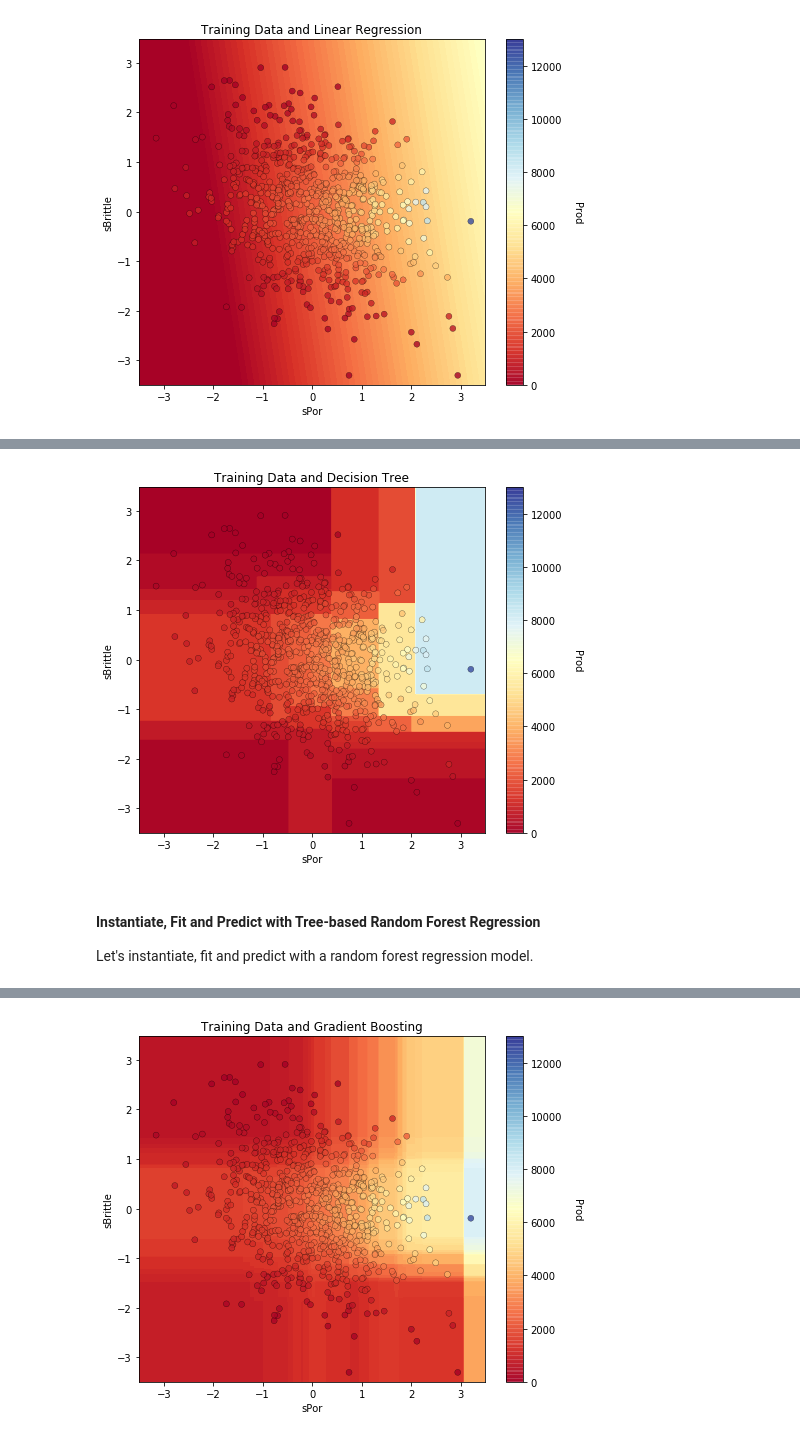
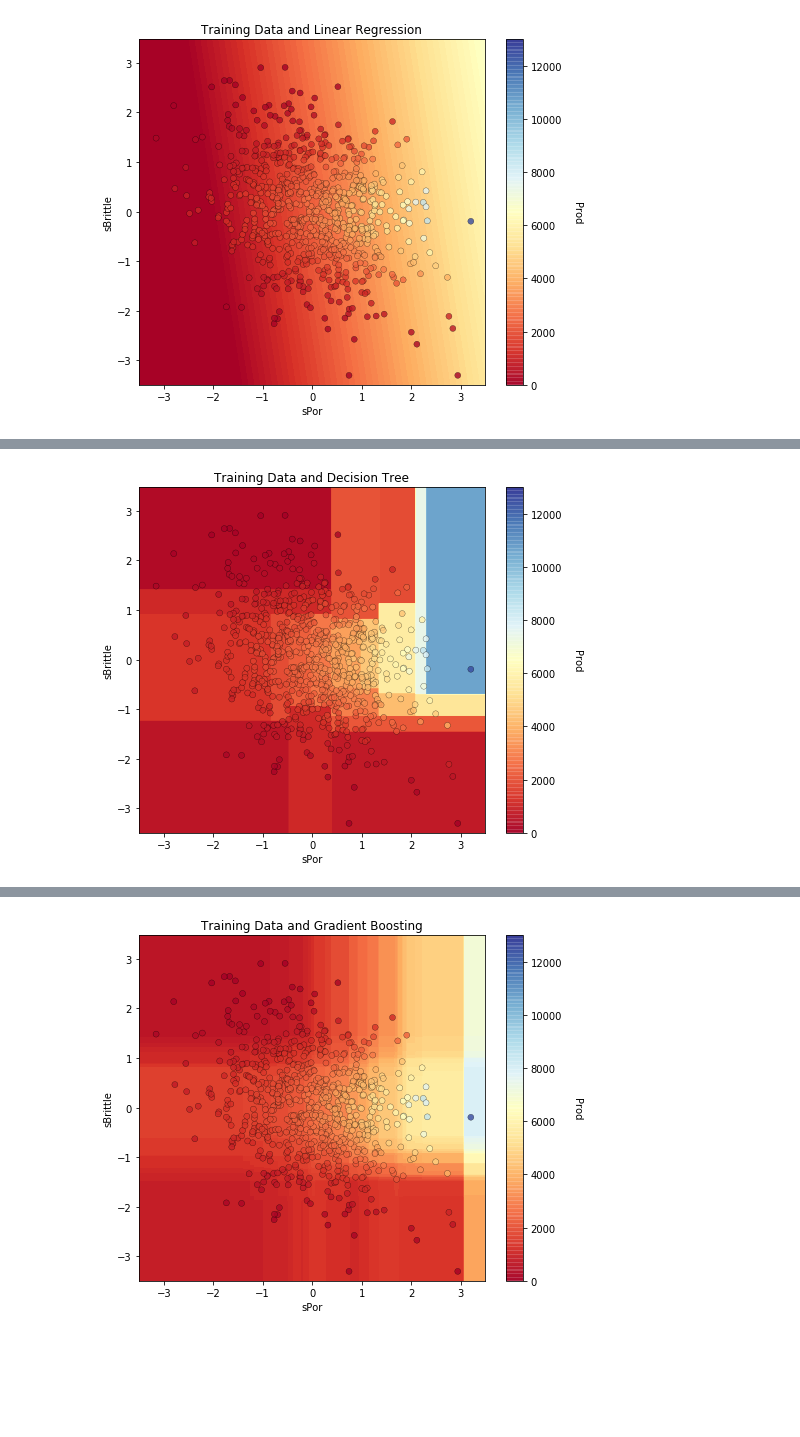
Before and after one commit to GeostatsGuy/PythonNumericalDemos, a Jupyter notebook: SubsurfaceDataAnalytics_MultipleModels.ipynb, the cells around one changed output, grey strips where cells are left out. Drawn from its saved outputs; the diff is of its cells as text; code cells hidden in the pictures; blank space fills up the shorter version.

```diff
--- a/SubsurfaceDataAnalytics_MultipleModels.ipynb
+++ b/SubsurfaceDataAnalytics_MultipleModels.ipynb
@@ -147,5 +144,6 @@ First copy the "unconv_MV.csv" comma delimited file from https://github.com/Geos
 # %%
-my_data = pd.read_csv("unconv_MV.csv")                      # load the comma delimited data file
+my_data = pd.read_csv("https://raw.githubusercontent.com/GeostatsGuy/GeoDataSets/master/unconv_MV.csv")   # load the comma delimited data file
+#my_data = pd.read_csv("unconv_MV.csv")                     # load the comma delimited data file locally
 # %% [markdown]
 Let's visualize the first several rows of our data stored in a DataFrame so we can make sure we successfully loaded the data file.
 # %%
@@ -346,17 +401,17 @@ Let's instantiate, fit and predict with a decision tree regression model.
 # %%
 from sklearn import tree                                  # tree program from scikit learn (package for machine learning)
 
-my_tree = tree.DecisionTreeRegressor(min_samples_leaf=2, max_depth = 5) # instantiate the prediction model
+max_leaf_nodes = 20                                       # hyperparameters
+min_samples_leaf = 2
+max_depth = 10
+
+my_tree = tree.DecisionTreeRegressor(max_leaf_nodes = max_leaf_nodes,min_samples_leaf=min_samples_leaf, max_depth = max_depth) # instantiate the prediction model
 tree_fit = my_tree.fit(X_train,y_train['Prod'])           # train the model with the training data
 
 plt.subplot(111)
 visualize_model(tree_fit,X_train["sPor"],-3.5,3.5,X_train["sBrittle"],-3.5,3.5,y_train["Prod"],prodmin,prodmax,'Training Data and Decision Tree')
 
 plt.subplots_adjust(left=0.0, bottom=0.0, right=1.0, top=1.2, wspace=0.2, hspace=0.2)
 plt.show()
 # %% [output]
-[figure, old version]
+[figure, new version]
-# %% [markdown]
-#### Instantiate, Fit and Predict with Tree-based Random Forest Regression
-
-Let's instantiate, fit and predict with a random forest regression model.
```
Also changed, not shown: parts of 17 cells of this notebook.
